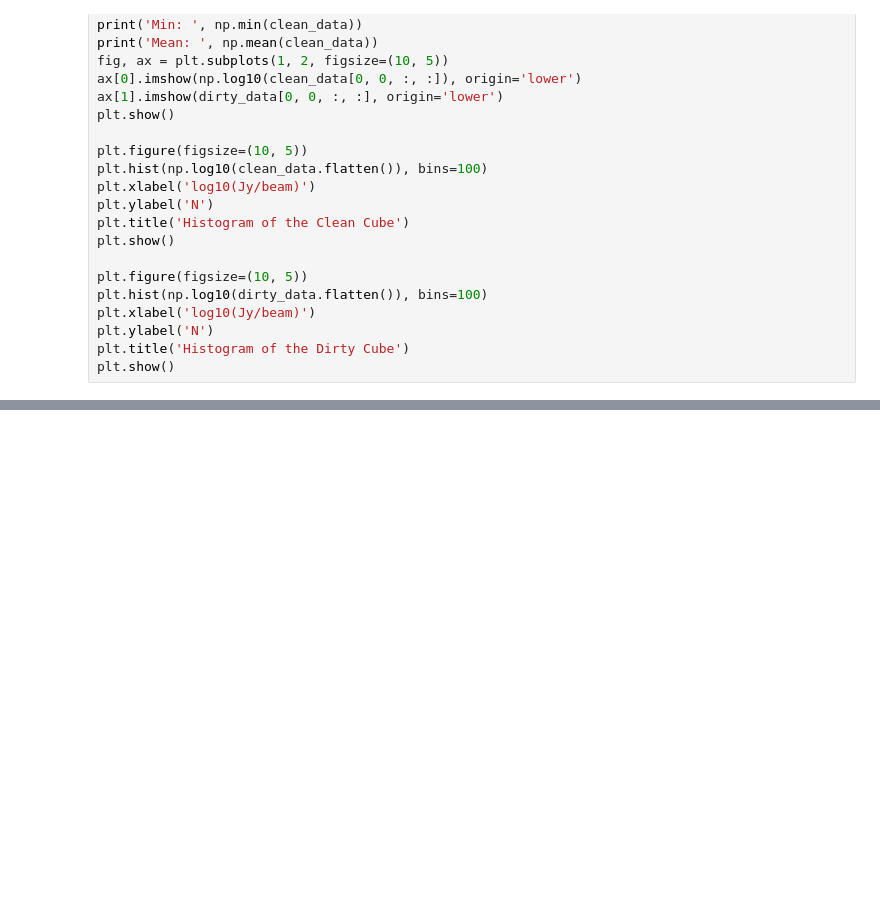
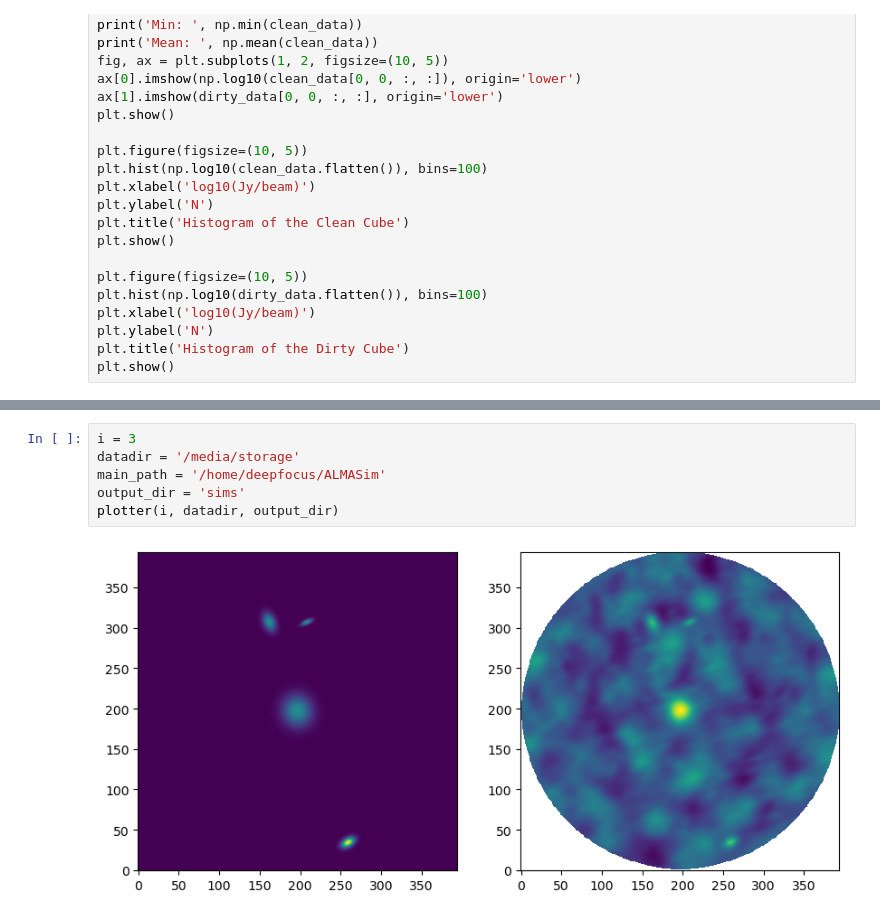
Before and after one commit to MicheleDelliVeneri/ALMASim, a Jupyter notebook: devops/resolve_sim_creator.ipynb, the cells around one changed output, grey strips where cells are left out. Cells and saved outputs as stored; diff of their text form; blank space fills up the shorter version.

```diff
--- a/devops/resolve_sim_creator.ipynb
+++ b/devops/resolve_sim_creator.ipynb
@@ -733,0 +765,8 @@ WARN: model is empty.
+# %%
+i = 3
+datadir = '/media/storage'
+main_path = '/home/deepfocus/ALMASim'
+output_dir = 'sims'
+plotter(i, datadir, output_dir)
+# %% [output]
+[figure, added]
```
Also changed, not shown: parts of 2 cells of this notebook, 15 other files.
